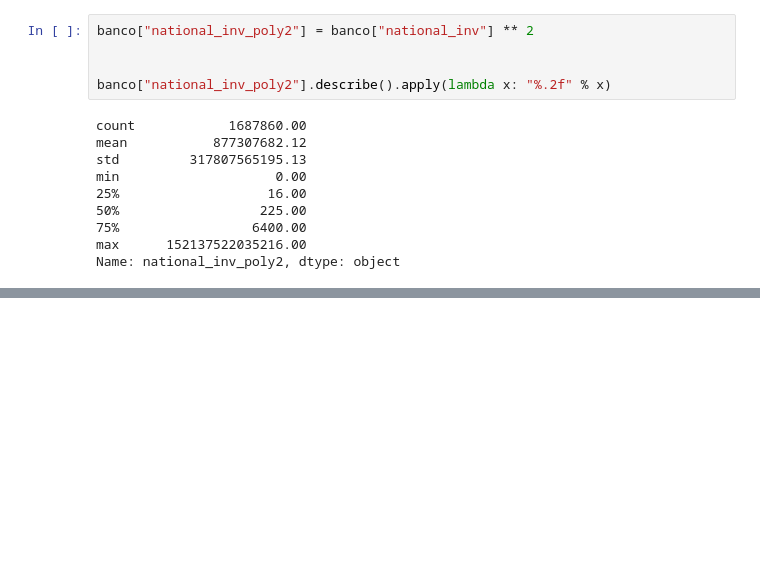
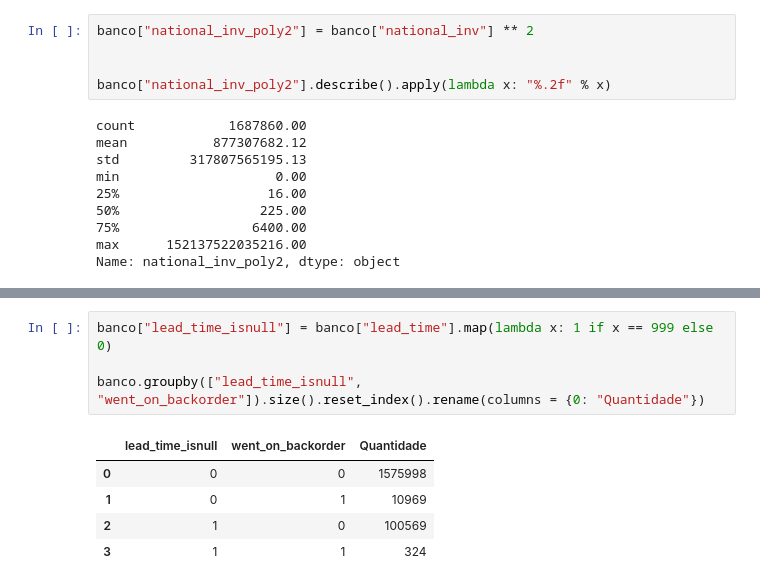
Before and after one commit to barbosarafael/Projetos, a Jupyter notebook: iNeuron_Back_order_prediction_Notebook/final_ineuron_BackOrderPrediction.ipynb, the cells around one changed output, grey strips where cells are left out. Cells and saved outputs as stored; diff of their text form; blank space fills up the shorter version.

```diff
--- a/iNeuron_Back_order_prediction_Notebook/final_ineuron_BackOrderPrediction.ipynb
+++ b/iNeuron_Back_order_prediction_Notebook/final_ineuron_BackOrderPrediction.ipynb
@@ -294,0 +337,10 @@ g = g.map(sns.distplot, "value", color = "orangered", hist = False)
+# %%
+banco["lead_time_isnull"] = banco["lead_time"].map(lambda x: 1 if x == 999 else 0)
+
+banco.groupby(["lead_time_isnull", "went_on_backorder"]).size().reset_index().rename(columns = {0: "Quantidade"})
+# %% [output]
+|  | lead_time_isnull | went_on_backorder | Quantidade |
+| 0 | 0 | 0 | 1575998 |
+| 1 | 0 | 1 | 10969 |
+| 2 | 1 | 0 | 100569 |
+| 3 | 1 | 1 | 324 |
```
Also changed, not shown: parts of 16 cells of this notebook.
